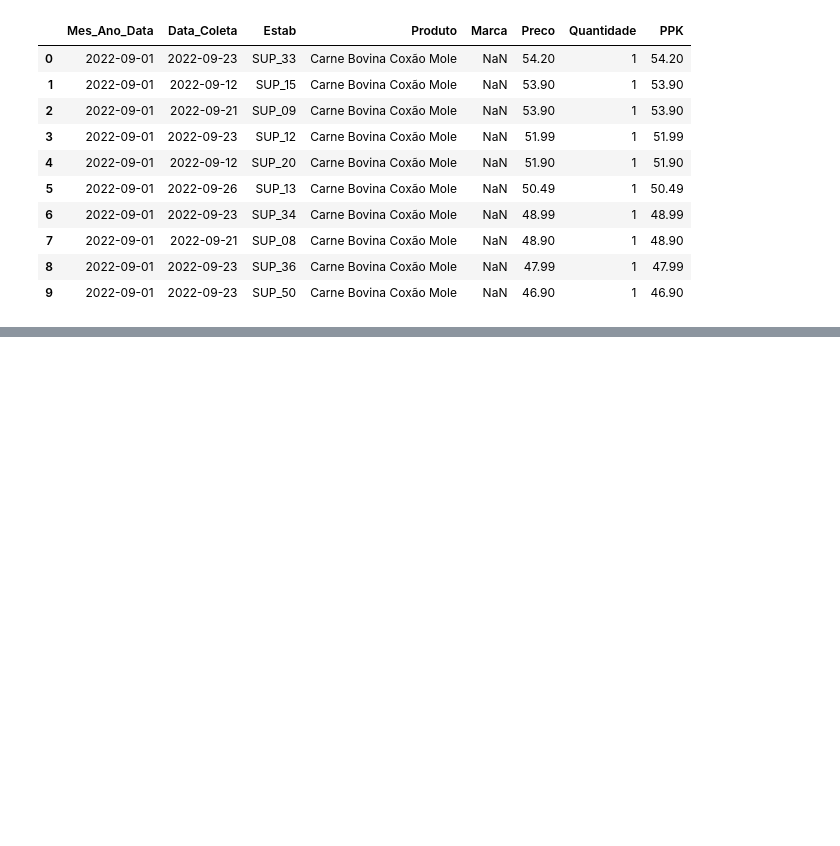
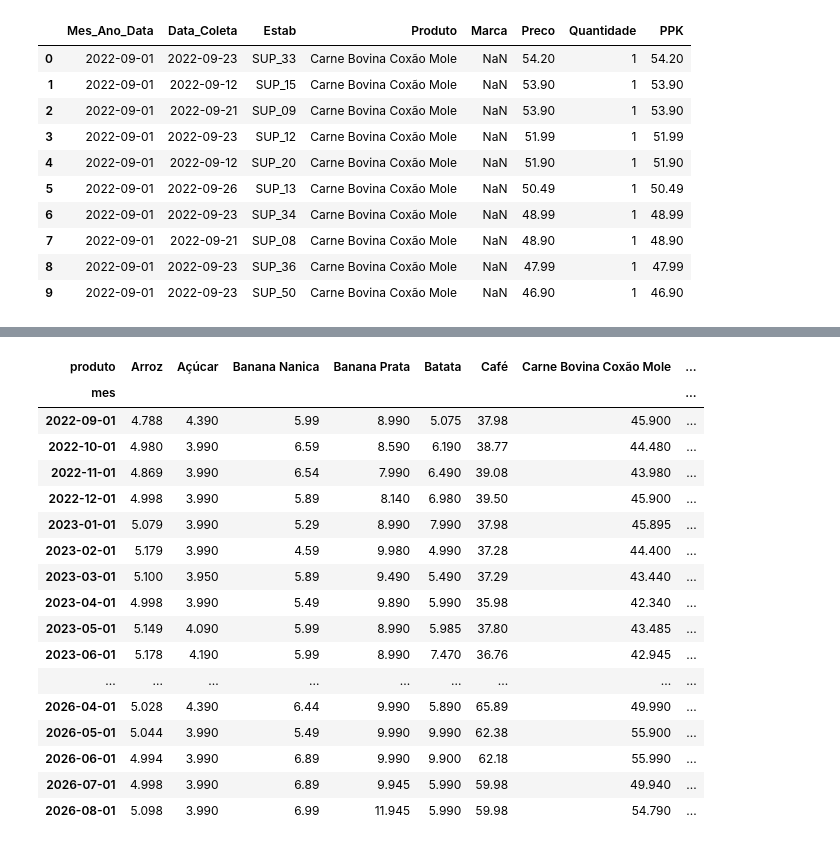
Before and after one commit to Lucas-Ibrahim/cesta-basica-analise, a Jupyter notebook: notebooks/02_acessibilidade.ipynb, the cells around one changed output, grey strips where cells are left out. Drawn from its saved outputs; the diff is of its cells as text; code cells hidden in the pictures; blank space fills up the shorter version.

```diff
--- a/notebooks/02_acessibilidade.ipynb
+++ b/notebooks/02_acessibilidade.ipynb
@@ -420,0 +645,14 @@ PRIMEIROS REGISTROS:
+# %%
+import pandas as pd
+from pathlib import Path
+
+ARQUIVO_MENSAL = Path("../data/processed/cesta_mensal.csv")
+
+df_mensal = pd.read_csv(ARQUIVO_MENSAL)
+
+df_mensal["mes"] = pd.to_datetime(df_mensal["mes"])
+
+print("Base mensal carregada!")
+print("Dimensões:", df_mensal.shape)
+
+display(df_mensal.head())
@@ -420,0 +810,65 @@ PRIMEIROS REGISTROS:
+# %%
+# Produtos que fazem parte da nossa análise da cesta
+produtos_cesta = [
+    "Carne Bovina Coxão Mole",
+    "Leite",
+    "Feijão",
+    "Arroz",
+    "Farinha de Trigo",
+    "Batata",
+    "Tomate",
+    "Pão Francês",
+    "Café",
+    "Banana Nanica",
+    "Banana Prata",
+    "Açúcar",
+    "Óleo",
+    "Manteiga"
+]
+
+# Criar tabela indicando se cada produto aparece em cada mês
+cobertura = (
+    df_mensal[df_mensal["produto"].isin(produtos_cesta)]
+    .pivot_table(
+        index="mes",
+        columns="produto",
+        values="ppk_mediana",
+        aggfunc="first"
+    )
+)
+
+# Verificar quantos produtos estão disponíveis em cada mês
+cobertura["total_produtos"] = cobertura[produtos_cesta].notna().sum(axis=1)
+
+display(cobertura)
+
+print("Menor quantidade de produtos em um mês:",
+      cobertura["total_produtos"].min())
+
+print("Maior quantidade de produtos em um mês:",
+      cobertura["total_produtos"].max())
+
+print("Meses com todos os produtos:",
+      (cobertura["total_produtos"] == len(produtos_cesta)).sum())
+
+print("Meses com produtos faltantes:",
+      (cobertura["total_produtos"] < len(produtos_cesta)).sum())
+# %% [output]
+| produto | Arroz | Açúcar | Banana Nanica | Banana Prata | Batata | Café | Carne Bovina Coxão Mole | ... |
+| mes |  |  |  |  |  |  |  | ... |
+| 2022-09-01 | 4.788 | 4.390 | 5.99 | 8.990 | 5.075 | 37.98 | 45.900 | ... |
+| 2022-10-01 | 4.980 | 3.990 | 6.59 | 8.590 | 6.190 | 38.77 | 44.480 | ... |
+| 2022-11-01 | 4.869 | 3.990 | 6.54 | 7.990 | 6.490 | 39.08 | 43.980 | ... |
+| 2022-12-01 | 4.998 | 3.990 | 5.89 | 8.140 | 6.980 | 39.50 | 45.900 | ... |
+| 2023-01-01 | 5.079 | 3.990 | 5.29 | 8.990 | 7.990 | 37.98 | 45.895 | ... |
+| 2023-02-01 | 5.179 | 3.990 | 4.59 | 9.980 | 4.990 | 37.28 | 44.400 | ... |
+| 2023-03-01 | 5.100 | 3.950 | 5.89 | 9.490 | 5.490 | 37.29 | 43.440 | ... |
+| 2023-04-01 | 4.998 | 3.990 | 5.49 | 9.890 | 5.990 | 35.98 | 42.340 | ... |
+| 2023-05-01 | 5.149 | 4.090 | 5.99 | 8.990 | 5.985 | 37.80 | 43.485 | ... |
+| 2023-06-01 | 5.178 | 4.190 | 5.99 | 8.990 | 7.470 | 36.76 | 42.945 | ... |
+| ... | ... | ... | ... | ... | ... | ... | ... | ... |
+| 2026-04-01 | 5.028 | 4.390 | 6.44 | 9.990 | 5.890 | 65.89 | 49.990 | ... |
+| 2026-05-01 | 5.044 | 3.990 | 5.49 | 9.990 | 9.990 | 62.38 | 55.900 | ... |
+| 2026-06-01 | 4.994 | 3.990 | 6.89 | 9.990 | 9.900 | 62.18 | 55.990 | ... |
+| 2026-07-01 | 4.998 | 3.990 | 6.89 | 9.945 | 5.990 | 59.98 | 49.940 | ... |
+| 2026-08-01 | 5.098 | 3.990 | 6.99 | 11.945 | 5.990 | 59.98 | 54.790 | ... |
```
Also changed, not shown: parts of 15 cells of this notebook.
